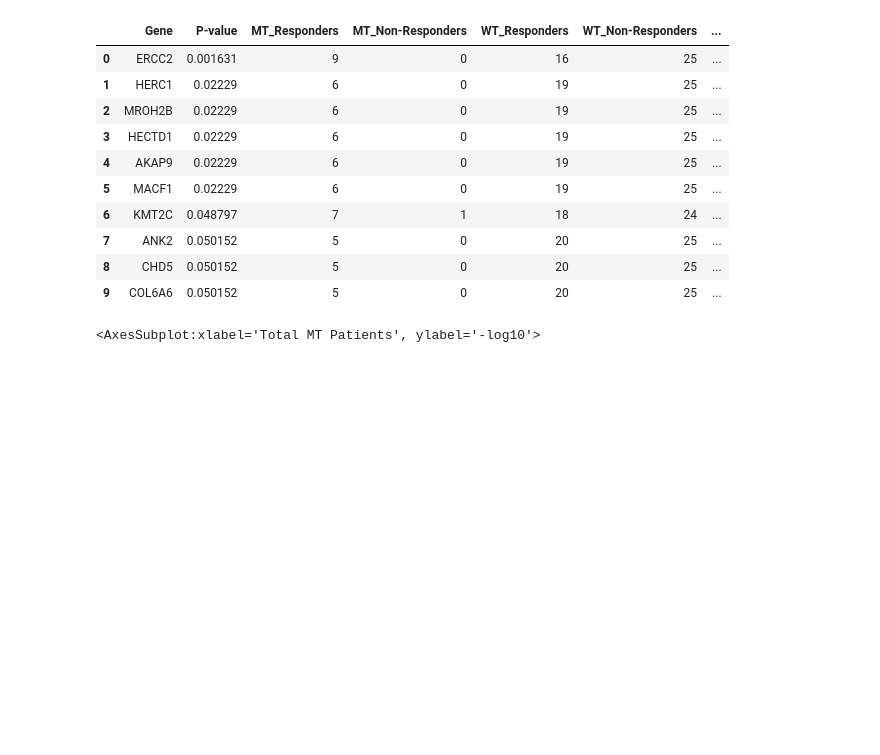
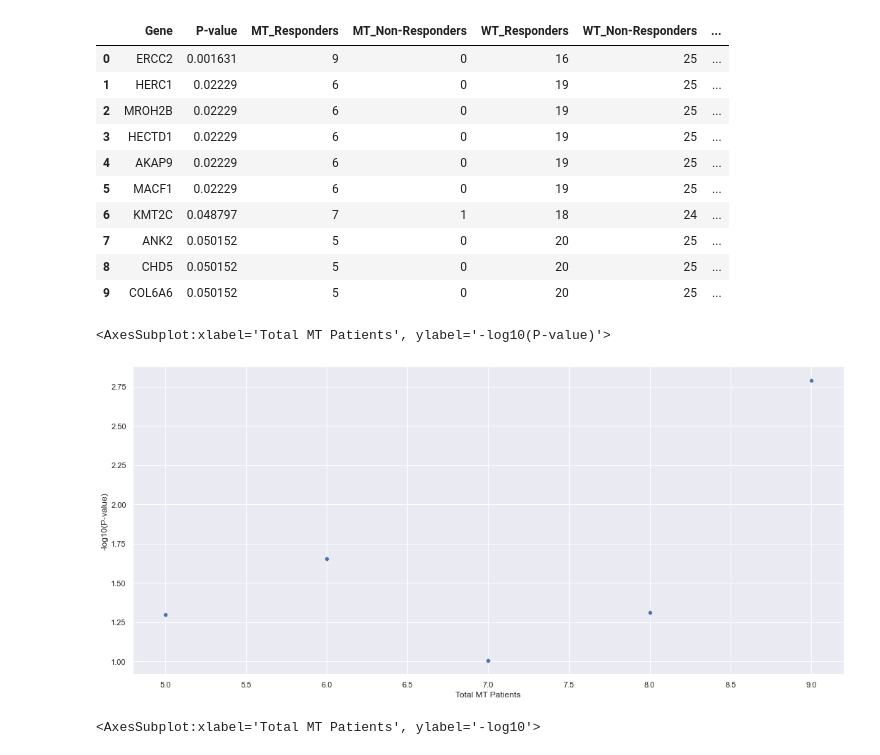
Before and after one commit to jakecharris/dana_farber-assignment, a Jupyter notebook: code-notebook.ipynb, the cells around one changed output. Drawn from its saved outputs; the diff is of its cells as text; code cells hidden in the pictures; blank space fills up the shorter version.

Commit message:
Updated notebook w/ multi
Updated fisher's func at bottom, need to rerun, added

```diff
--- a/code-notebook.ipynb
+++ b/code-notebook.ipynb
@@ -189,21 +226,26 @@ T-test p-value: 0.00020081134967416667
     ## WT and nonresponder
     ## mutant and nonresponder
 # 3. Run Fisher's exact test on 2x2 contingency table of all genes
+    ## one-sided test to test for alt. hypothesis that
     ## WT: wild-type, MT: mutant, R: responder, NR: non-responder
-    ##     WT   MT
-    ## R
+    ##      WT   MT
+    ## R   x
     ## NR
 
 # Function to check for enrichment of MT gene in responders vs. non-responders -- Fisher's exact test
-def gene_response_fishers(genes):
+def gene_enrichment_fishers(genes):
 
-    # starttime = time.time()
     # Create DF for storing genes/p-values from Fisher's test
-    genes_pvalues_df = pd.DataFrame(columns=['Gene', 'P-value', 'MT_Responders', 'MT_Non-Responders', 'WT_Responders', 'WT_Non-Responders'])
+    genes_pvalues_df = pd.DataFrame(columns=['Gene', 'P-value', '-Log10(P-value)', 'WT_Responders', \
+        'MT_Responders', 'WT_Non-Responders', 'MT_Non-Responders', 'Total_WT', 'Total_MT', 'MT/WT_Ratio'])
 
     # Count 2x2 contingency table of responder/nonresponder vs. wild-type/mutant for each gene
     for gene in tqdm(genes):
-        cont_table = np.array([[0, 0], [0, 0]]) # [[WT_responder, MT_responder], [WT_Non, MT_Non]]
+        cont_table = np.array([[0, 0], [0, 0]]) # [[MT_responder, MT_Non], [WT_Responder, WT_Non]]
+        mt_resp = cont_table[0][0]
+        mt_non = cont_table[0][1]
+        wt_resp = cont_table[1][0]
+        wt_non = cont_table[1][1]
         for patient in nonsynon_df['Patient_ID'].unique():
 
             # Responders: check for record of patient MT gene - if not present, assume WT
@@ -222,9 +264,10 @@ def gene_response_fishers(genes):
 
         # run Fisher's exact test on every gene cont. table, add to genes_pvalues_df
         oddsratio, pvalue = fisher_exact(cont_table)
-        new_row = pd.DataFrame([{'Gene': gene, 'P-value': float(pvalue), 'MT_Responders': cont_table[0][1], \
-            'MT_Non-Responders': cont_table[1][1], 'WT_Responders': cont_table[0][0], 'WT_Non-Responders': cont_table[1][0], \
-            'Total MT Patients': cont_table[0][1] + cont_table[1][1], 'Total WT Patients': cont_table[0][0] + cont_table[1][0]}])
+        new_row = pd.DataFrame([{'Gene': gene, 'P-value': float(pvalue), '-Log10(P-value)': -math.log10(pvalue), \
+            'MT_Responders': cont_table[0][1], 'MT_Non-Responders': cont_table[1][1], 'WT_Responders': cont_table[0][0], \
+            'WT_Non-Responders': cont_table[1][0], 'Total_MT': cont_table[0][1] + cont_table[1][1], \
+            'Total_WT': cont_table[0][0] + cont_table[1][0], 'MT/WT_Ratio': (cont_table[0][1] + cont_table[1][1])/(cont_table[0][0] + cont_table[1][0]) }])
         genes_pvalues_df = pd.concat([genes_pvalues_df, new_row], ignore_index=True)
 
     # Sort final DF by P-values
@@ -256,7 +299,7 @@ Total time elapsed: 1338.2928719520569 seconds
 | 13 | AHNAK | 0.050152 | 5 | 0 | 20 | 25 | ... |
 | 14 | VPS13C | 0.050152 | 5 | 0 | 20 | 25 | ... |
 # %%
-gene_enrichment_table['-log10'] = gene_enrichment_table.apply(lambda row: -math.log10(row['P-value']), axis=1)
+gene_enrichment_table['-log10(P-value)'] = gene_enrichment_table.apply(lambda row: -math.log10(row['P-value']), axis=1)
 gene_enrichment_table.head(10)
 # %% [output]
 |  | Gene | P-value | MT_Responders | MT_Non-Responders | WT_Responders | WT_Non-Responders | ... |
@@ -270,6 +313,15 @@ gene_enrichment_table.head(10)
 | 7 | ANK2 | 0.050152 | 5 | 0 | 20 | 25 | ... |
 | 8 | CHD5 | 0.050152 | 5 | 0 | 20 | 25 | ... |
 | 9 | COL6A6 | 0.050152 | 5 | 0 | 20 | 25 | ... |
+# %%
+# shorten table for p-values <=0.1
+short_enrichment_df = gene_enrichment_table[gene_enrichment_table['P-value']<=0.1]
+
+# Scatter plot of shortened DF of Fisher's p-values
+sns.scatterplot(data=short_enrichment_df, x='Total MT Patients', y='-log10(P-value)')
+# %% [output]
+<AxesSubplot:xlabel='Total MT Patients', ylabel='-log10(P-value)'>
+[figure, added]
 # %%
 # Scatter plot of results from Fisher's
 sns.scatterplot(data=gene_enrichment_table, x='Total MT Patients', y='-log10')
```
Also changed, not shown: parts of 6 cells of this notebook.
